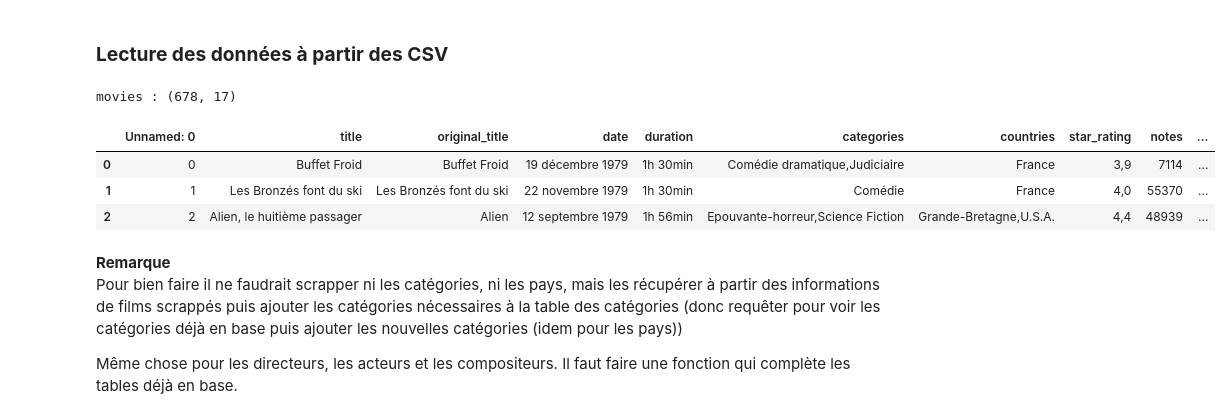
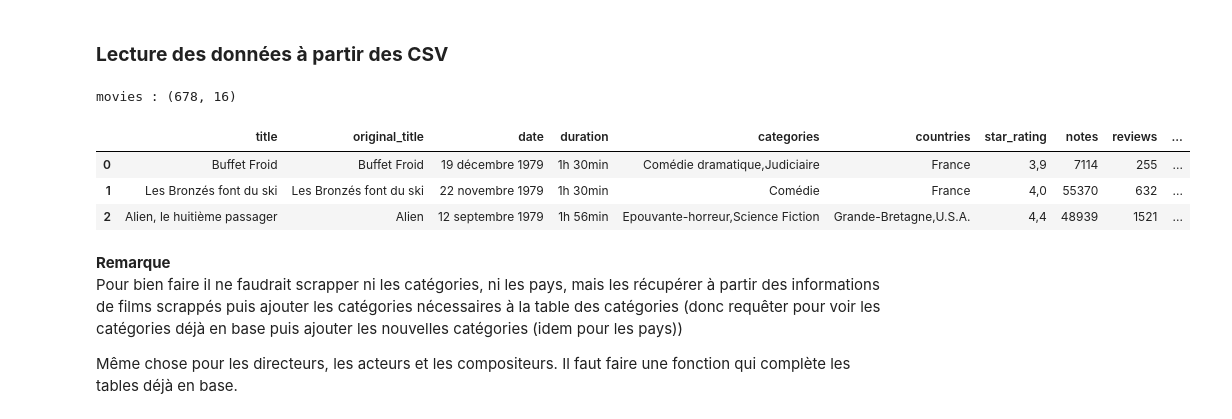
Before and after one commit to Franck-LF/projectBlock1, a Jupyter notebook: DBmovies.ipynb, the cells around one changed output. Drawn from its saved outputs; the diff is of its cells as text; code cells hidden in the pictures.

```diff
--- a/DBmovies.ipynb
+++ b/DBmovies.ipynb
@@ -227,24 +285,25 @@ def fill_in_pivot_table(table_name, field, lst_values, movie_id, cursor):
 # %%
 # ds_categories = pd.read_csv('csv/categories.csv', delimiter = ',')
 # ds_categories = ds_categories[ds_categories.columns[0]]
 # ds_countries = pd.read_csv('csv/countries.csv', delimiter = ',')
 # ds_countries = ds_countries[ds_countries.columns[0]]
 
 # df_movies = pd.read_csv('csv/movies_year_1982.csv', delimiter = ',')
 # df_movies = pd.read_csv('csv/movies_decade_80.csv', delimiter = ',')
 # df_movies = pd.read_csv('csv/movies_year_1960_to_1970.csv', delimiter = ',')
 df_movies = pd.read_csv('csv/movies_year_1970_to_1980.csv', delimiter = ',')
+df_movies = df_movies[df_movies.columns[1:]]
 
 # print("Categories :", ds_categories.shape)
 # print("Countries :", ds_countries.shape)
 print("movies :", df_movies.shape)
 df_movies.head(3)
 # %% [output]
-movies : (678, 17)
+movies : (678, 16)
-|  | Unnamed: 0 | title | original_title | date | duration | categories | countries | star_rating | notes | ... |
-| 0 | 0 | Buffet Froid | Buffet Froid | 19 décembre 1979 | 1h 30min | Comédie dramatique,Judiciaire | France | 3,9 | 7114 | ... |
-| 1 | 1 | Les Bronzés font du ski | Les Bronzés font du ski | 22 novembre 1979 | 1h 30min | Comédie | France | 4,0 | 55370 | ... |
-| 2 | 2 | Alien, le huitième passager | Alien | 12 septembre 1979 | 1h 56min | Epouvante-horreur,Science Fiction | Grande-Bretagne,U.S.A. | 4,4 | 48939 | ... |
+|  | title | original_title | date | duration | categories | countries | star_rating | notes | reviews | ... |
+| 0 | Buffet Froid | Buffet Froid | 19 décembre 1979 | 1h 30min | Comédie dramatique,Judiciaire | France | 3,9 | 7114 | 255 | ... |
+| 1 | Les Bronzés font du ski | Les Bronzés font du ski | 22 novembre 1979 | 1h 30min | Comédie | France | 4,0 | 55370 | 632 | ... |
+| 2 | Alien, le huitième passager | Alien | 12 septembre 1979 | 1h 56min | Epouvante-horreur,Science Fiction | Grande-Bretagne,U.S.A. | 4,4 | 48939 | 1521 | ... |
 # %% [markdown]
 **Remarque**<br>
 Pour bien faire il ne faudrait scrapper ni les catégories, ni les pays, mais les récupérer à partir des informations de films scrappés puis ajouter les catégories nécessaires à la table des catégories (donc requêter pour voir les catégories déjà en base puis ajouter les nouvelles catégories (idem pour les pays))
```
Also changed, not shown: parts of 7 cells of this notebook.
